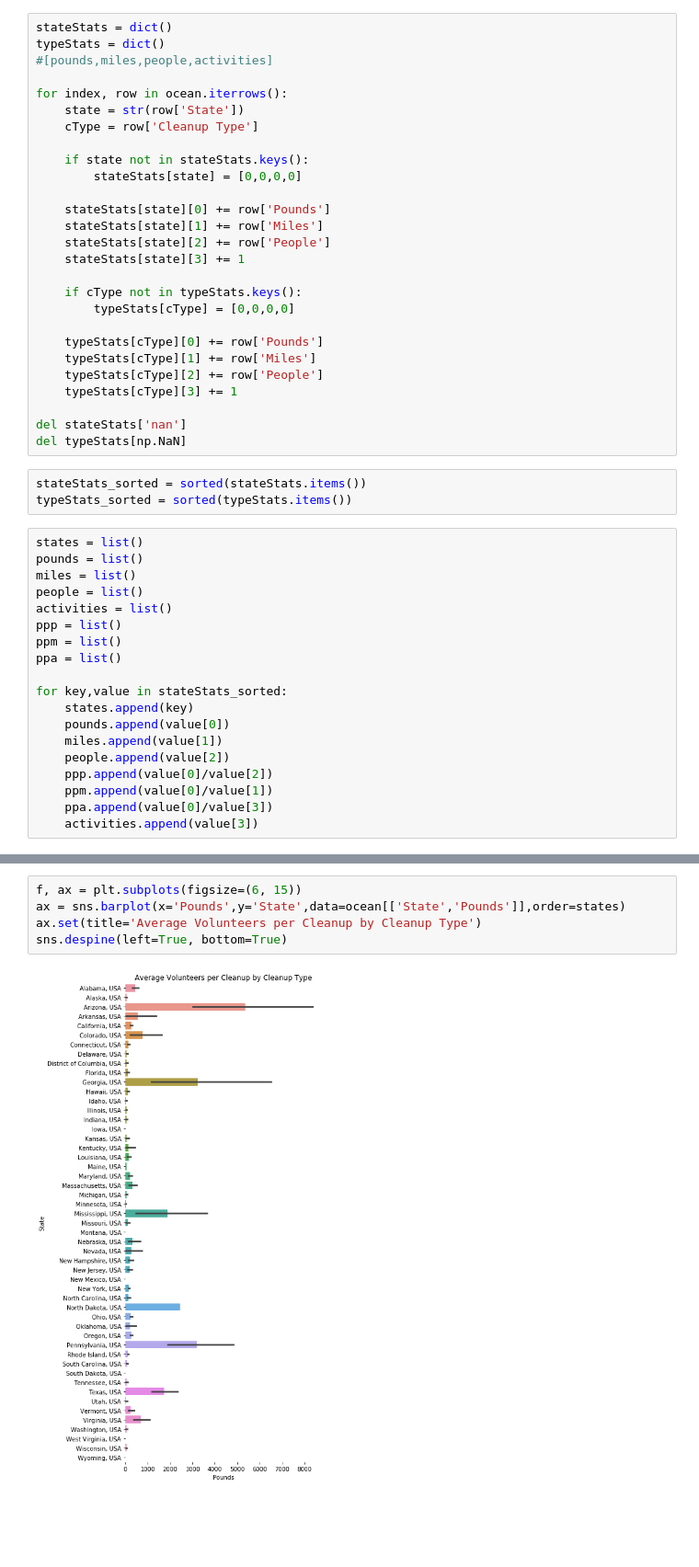
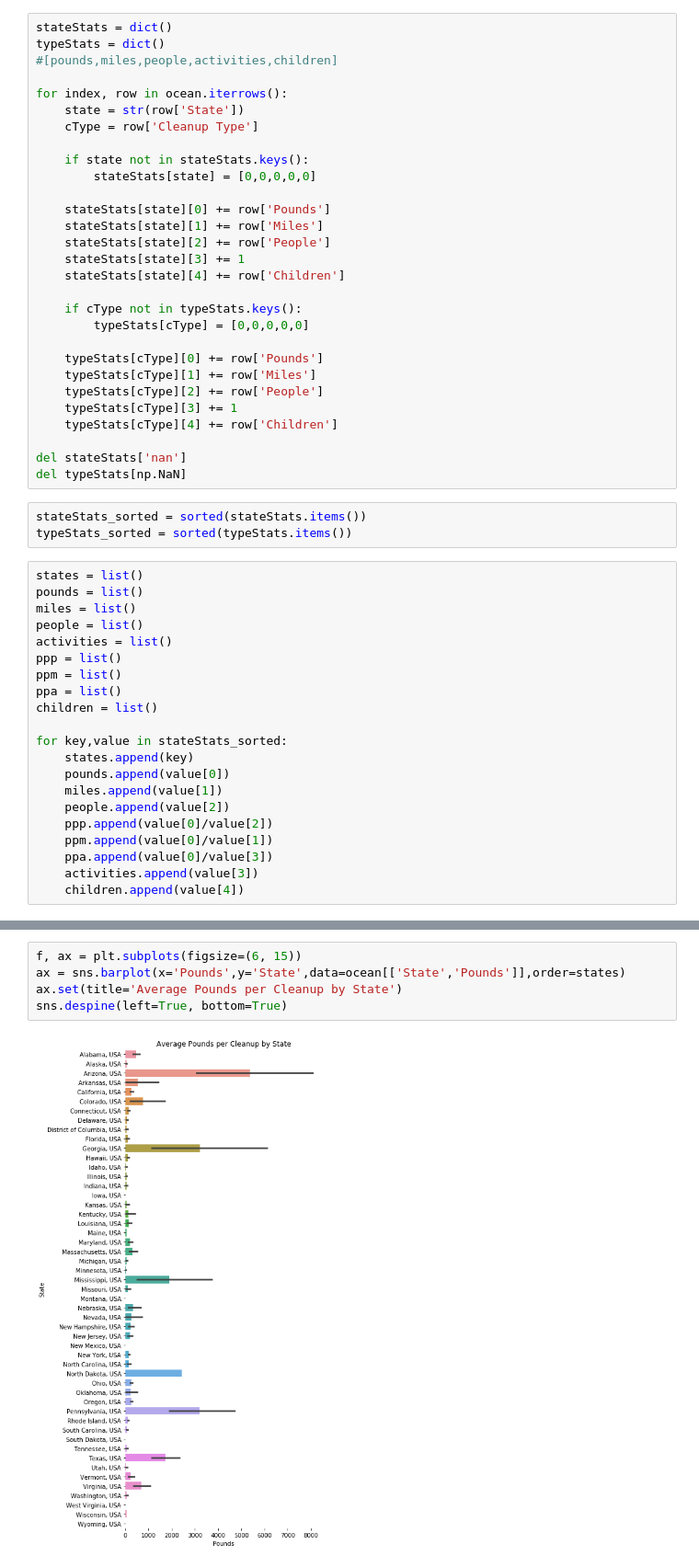
Before and after one commit to privat33r/dc20075-ocean, a Jupyter notebook: ocean-cleanup-new.ipynb, the cells around one changed output, grey strips where cells are left out. Shown at 92% size. Saved outputs shown, nothing was run; the diff lists cells and outputs as text; blank space fills up the shorter version.

```diff
--- a/ocean-cleanup-new.ipynb
+++ b/ocean-cleanup-new.ipynb
@@ -14,27 +31,29 @@ ocean = ocean[ocean.State != "Ontario, Canada"]
 # %%
 stateStats = dict()
 typeStats = dict()
-#[pounds,miles,people,activities]
+#[pounds,miles,people,activities,children]
 
 for index, row in ocean.iterrows():
     state = str(row['State'])
     cType = row['Cleanup Type']
 
     if state not in stateStats.keys():
-        stateStats[state] = [0,0,0,0]
+        stateStats[state] = [0,0,0,0,0]
 
     stateStats[state][0] += row['Pounds']
     stateStats[state][1] += row['Miles']
     stateStats[state][2] += row['People']
     stateStats[state][3] += 1
+    stateStats[state][4] += row['Children']
 
     if cType not in typeStats.keys():
-        typeStats[cType] = [0,0,0,0]
+        typeStats[cType] = [0,0,0,0,0]
 
     typeStats[cType][0] += row['Pounds']
     typeStats[cType][1] += row['Miles']
     typeStats[cType][2] += row['People']
     typeStats[cType][3] += 1
+    typeStats[cType][4] += row['Children']
 
 del stateStats['nan']
 del typeStats[np.NaN]
@@ -50,6 +69,7 @@ activities = list()
 ppp = list()
 ppm = list()
 ppa = list()
+children = list()
 
 for key,value in stateStats_sorted:
     states.append(key)
@@ -60,4 +80,5 @@ for key,value in stateStats_sorted:
     ppm.append(value[0]/value[1])
     ppa.append(value[0]/value[3])
     activities.append(value[3])
+    children.append(value[4])
 # %%
@@ -107,7 +128,7 @@ sns.despine(left=True, bottom=True)
 # %%
 f, ax = plt.subplots(figsize=(6, 15))
 ax = sns.barplot(x='Pounds',y='State',data=ocean[['State','Pounds']],order=states)
-ax.set(title='Average Volunteers per Cleanup by Cleanup Type')
+ax.set(title='Average Pounds per Cleanup by State')
 sns.despine(left=True, bottom=True)
 # %% [output]
-[figure, old version]
+[figure, new version]
```
Also changed, not shown: parts of 26 cells of this notebook, 10 other files.
